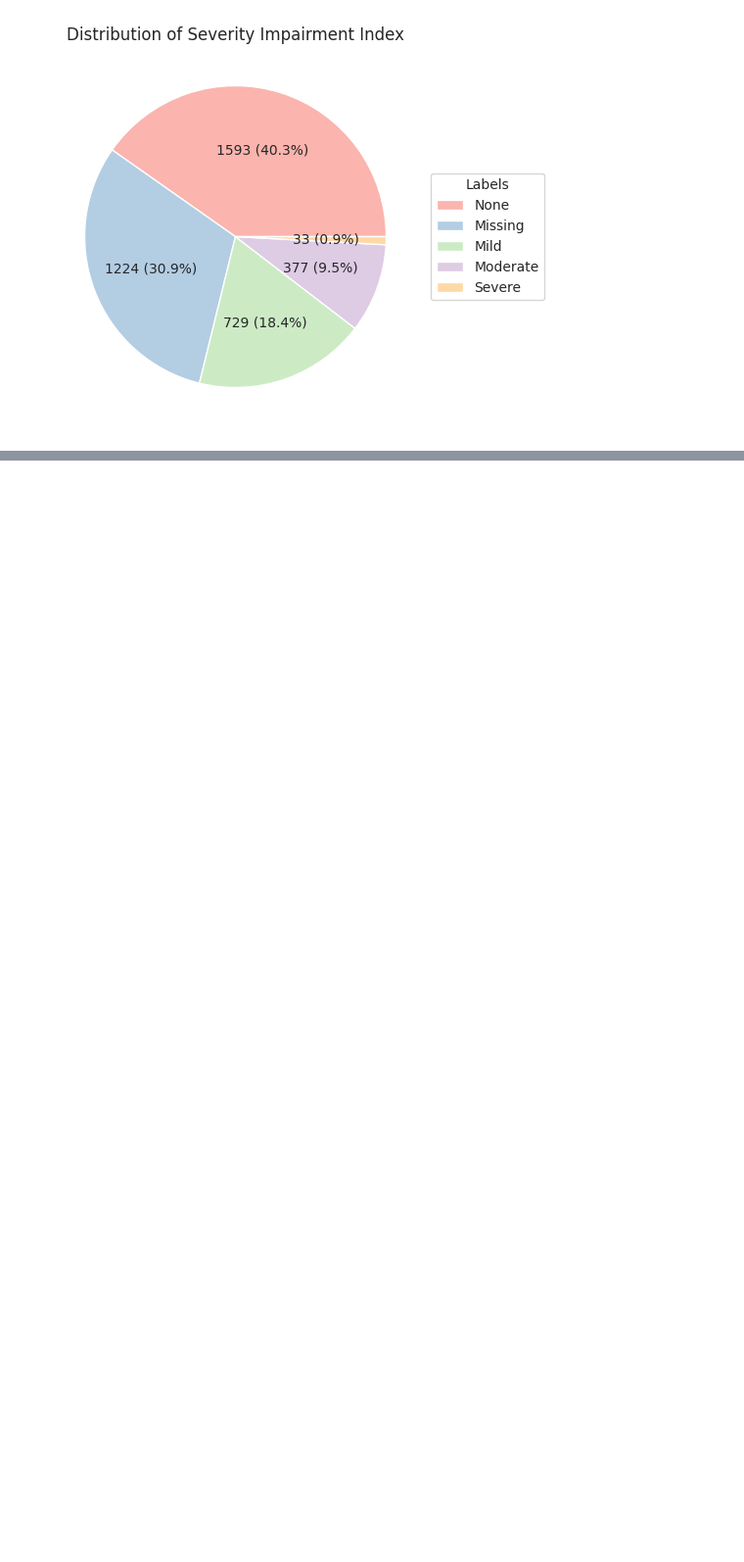
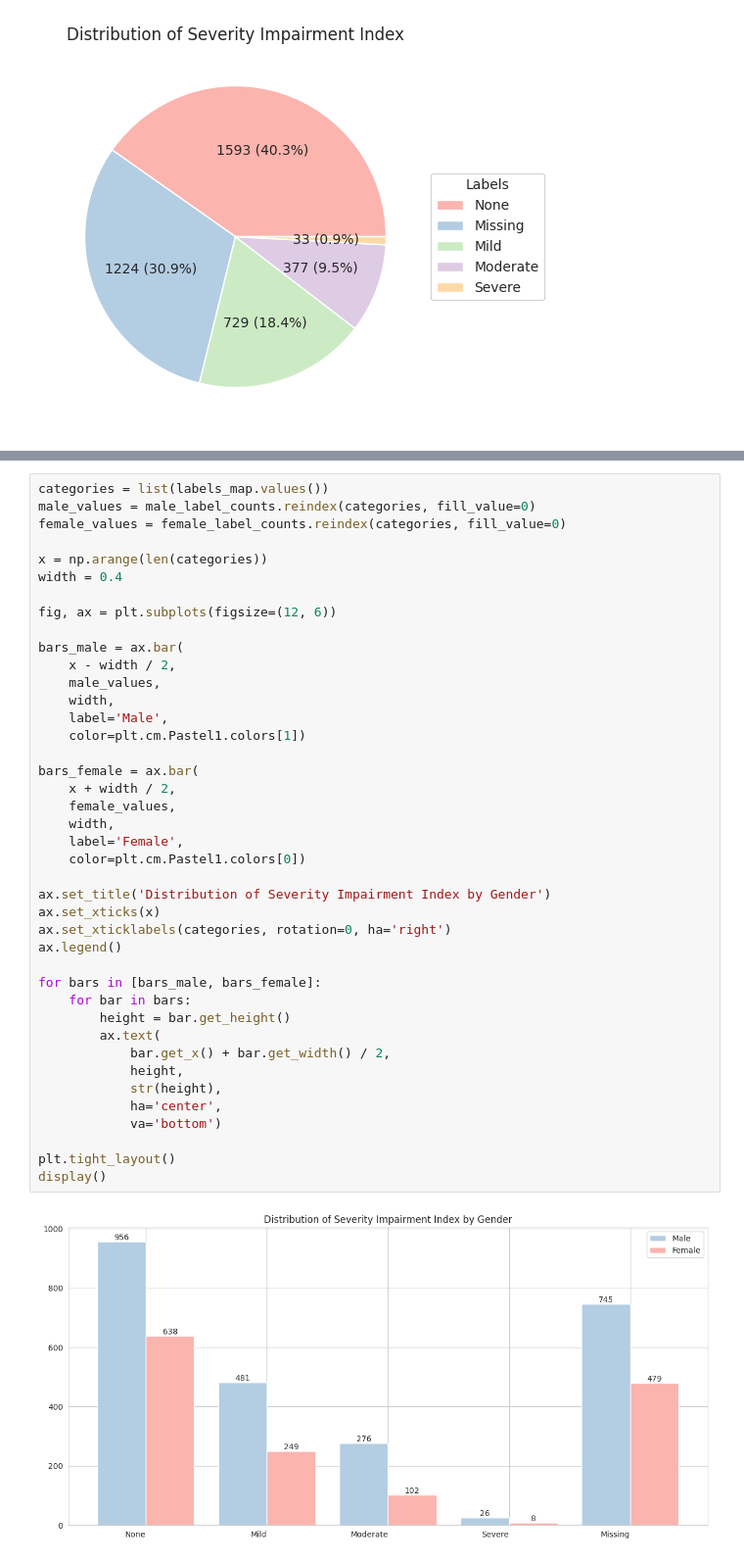
Before and after one commit to datateamclub/project_child_problematic_internet_use_03, a Jupyter notebook: internet_use_v2.ipynb, the cells around one changed output, grey strips where cells are left out. Shown at 98% size. Drawn from its saved outputs; the diff is of its cells as text; blank space fills up the shorter version.

```diff
--- a/internet_use_v2.ipynb
+++ b/internet_use_v2.ipynb
@@ -194,0 +172,43 @@ display()
+# %%
+categories = list(labels_map.values())
+male_values = male_label_counts.reindex(categories, fill_value=0)
+female_values = female_label_counts.reindex(categories, fill_value=0)
+
+x = np.arange(len(categories))
+width = 0.4
+
+fig, ax = plt.subplots(figsize=(12, 6))
+
+bars_male = ax.bar(
+    x - width / 2,
+    male_values,
+    width,
+    label='Male',
+    color=plt.cm.Pastel1.colors[1])
+
+bars_female = ax.bar(
+    x + width / 2,
+    female_values,
+    width,
+    label='Female',
+    color=plt.cm.Pastel1.colors[0])
+
+ax.set_title('Distribution of Severity Impairment Index by Gender')
+ax.set_xticks(x)
+ax.set_xticklabels(categories, rotation=0, ha='right')
+ax.legend()
+
+for bars in [bars_male, bars_female]:
+    for bar in bars:
+        height = bar.get_height()
+        ax.text(
+            bar.get_x() + bar.get_width() / 2,
+            height,
+            str(height),
+            ha='center',
+            va='bottom')
+
+plt.tight_layout()
+display()
+# %% [output]
+[figure, added]
```
Also changed, not shown: parts of 3 cells of this notebook.
